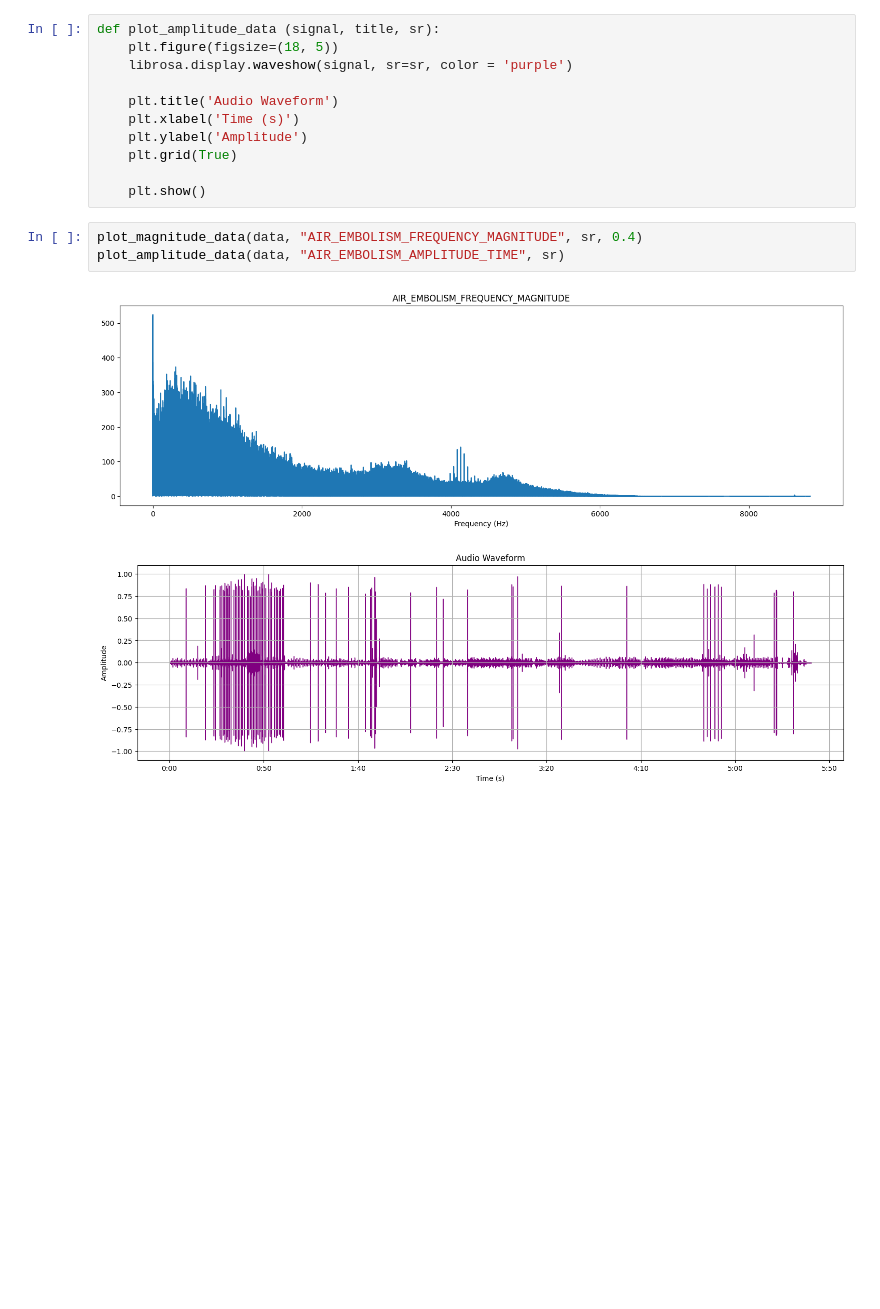
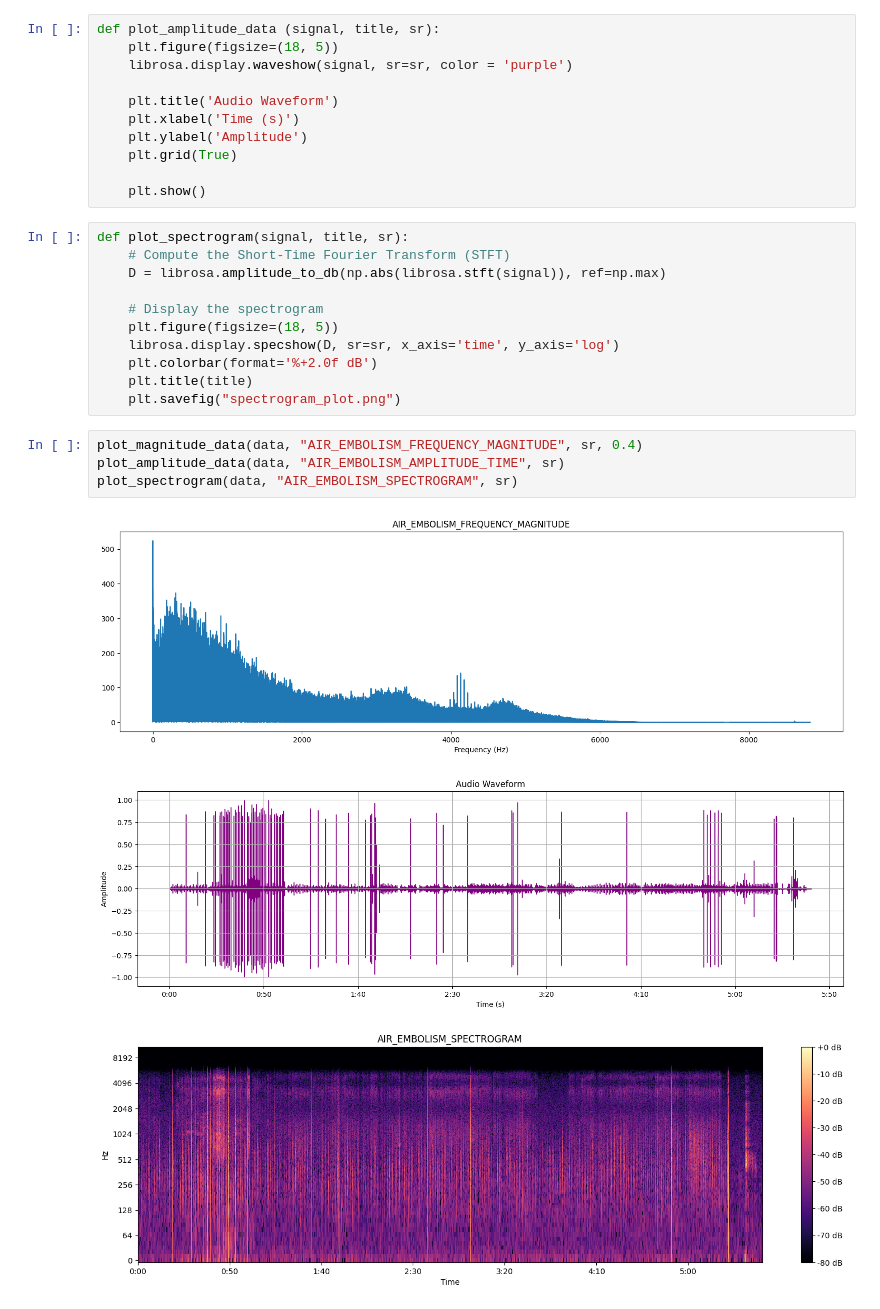
Before and after one commit to adityagandhi124/Amplitude_Sound_Check, a Jupyter notebook: FFT.ipynb, the cells around one changed output. Cells and saved outputs as stored; diff of their text form; blank space fills up the shorter version.

Commit message:
spectrogram made with correct axis

```diff
--- a/FFT.ipynb
+++ b/FFT.ipynb
@@ -43,9 +43,22 @@ def plot_amplitude_data (signal, title, sr):
     plt.grid(True)
 
     plt.show()
+# %%
+def plot_spectrogram(signal, title, sr):
+    # Compute the Short-Time Fourier Transform (STFT)
+    D = librosa.amplitude_to_db(np.abs(librosa.stft(signal)), ref=np.max)
+
+    # Display the spectrogram
+    plt.figure(figsize=(18, 5))
+    librosa.display.specshow(D, sr=sr, x_axis='time', y_axis='log')
+    plt.colorbar(format='%+2.0f dB')
+    plt.title(title)
+    plt.savefig("spectrogram_plot.png")
 # %%
 plot_magnitude_data(data, "AIR_EMBOLISM_FREQUENCY_MAGNITUDE", sr, 0.4)
 plot_amplitude_data(data, "AIR_EMBOLISM_AMPLITUDE_TIME", sr)
+plot_spectrogram(data, "AIR_EMBOLISM_SPECTROGRAM", sr)
 # %% [output]
 [figure]
 [figure]
+[figure, added]
```
Also changed, not shown: 2 other files.
